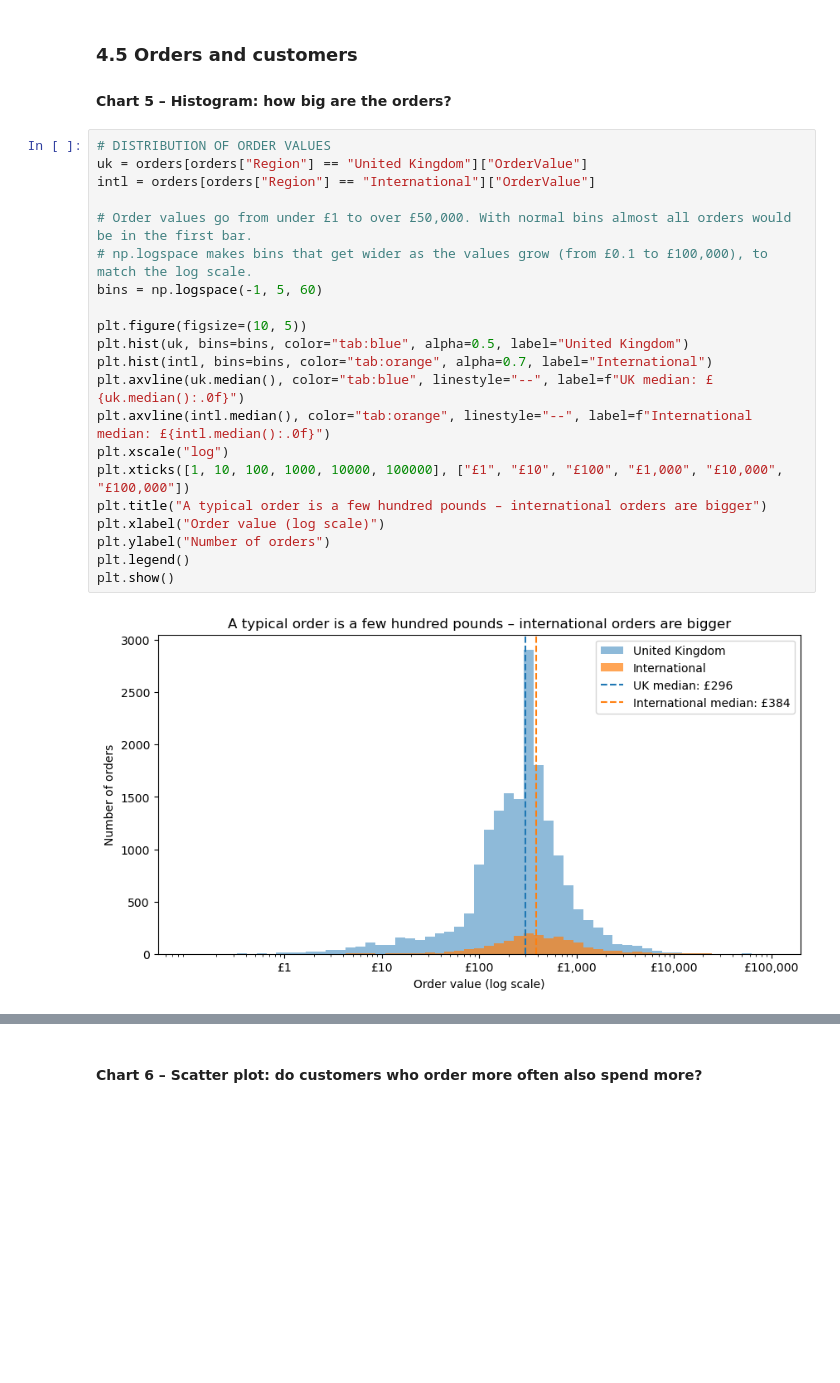
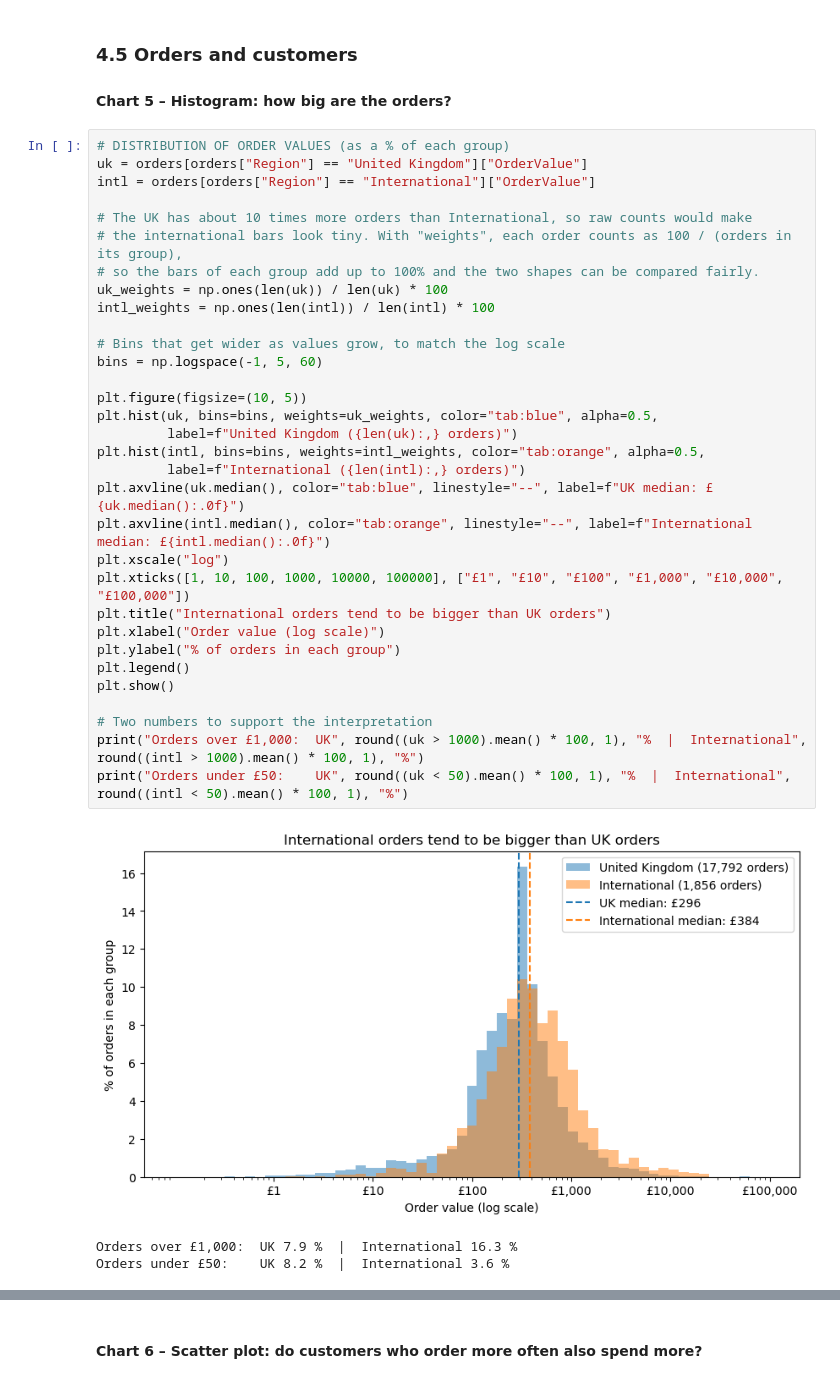
Before and after one commit to 2023357/CA2_Data_Vizualisation, a Jupyter notebook: CA2_Online_Retail.ipynb, the cells around one changed output, grey strips where cells are left out. Cells and saved outputs as stored; diff of their text form; blank space fills up the shorter version.

Commit message:
Normalise order value histogram by group, soften causal claims and Pareto wording

```diff
--- a/CA2_Online_Retail.ipynb
+++ b/CA2_Online_Retail.ipynb
@@ -859,27 +859,40 @@ plt.show()
 
 #### Chart 5 – Histogram: how big are the orders?
 # %%
-# DISTRIBUTION OF ORDER VALUES
+# DISTRIBUTION OF ORDER VALUES (as a % of each group)
 uk = orders[orders["Region"] == "United Kingdom"]["OrderValue"]
 intl = orders[orders["Region"] == "International"]["OrderValue"]
 
-# Order values go from under £1 to over £50,000. With normal bins almost all orders would be in the first bar.
-# np.logspace makes bins that get wider as the values grow (from £0.1 to £100,000), to match the log scale.
+# The UK has about 10 times more orders than International, so raw counts would make
+# the international bars look tiny. With "weights", each order counts as 100 / (orders in its group),
+# so the bars of each group add up to 100% and the two shapes can be compared fairly.
+uk_weights = np.ones(len(uk)) / len(uk) * 100
+intl_weights = np.ones(len(intl)) / len(intl) * 100
+
+# Bins that get wider as values grow, to match the log scale
 bins = np.logspace(-1, 5, 60)
 
 plt.figure(figsize=(10, 5))
-plt.hist(uk, bins=bins, color="tab:blue", alpha=0.5, label="United Kingdom")
-plt.hist(intl, bins=bins, color="tab:orange", alpha=0.7, label="International")
+plt.hist(uk, bins=bins, weights=uk_weights, color="tab:blue", alpha=0.5,
+         label=f"United Kingdom ({len(uk):,} orders)")
+plt.hist(intl, bins=bins, weights=intl_weights, color="tab:orange", alpha=0.5,
+         label=f"International ({len(intl):,} orders)")
 plt.axvline(uk.median(), color="tab:blue", linestyle="--", label=f"UK median: £{uk.median():.0f}")
 plt.axvline(intl.median(), color="tab:orange", linestyle="--", label=f"International median: £{intl.median():.0f}")
 plt.xscale("log")
 plt.xticks([1, 10, 100, 1000, 10000, 100000], ["£1", "£10", "£100", "£1,000", "£10,000", "£100,000"])
-plt.title("A typical order is a few hundred pounds – international orders are bigger")
+plt.title("International orders tend to be bigger than UK orders")
 plt.xlabel("Order value (log scale)")
-plt.ylabel("Number of orders")
+plt.ylabel("% of orders in each group")
 plt.legend()
 plt.show()
+
+# Two numbers to support the interpretation
+print("Orders over £1,000:  UK", round((uk > 1000).mean() * 100, 1), "%  |  International", round((intl > 1000).mean() * 100, 1), "%")
+print("Orders under £50:    UK", round((uk < 50).mean() * 100, 1), "%  |  International", round((intl < 50).mean() * 100, 1), "%")
 # %% [output]
-[figure, old version]
+[figure, new version]
+Orders over £1,000:  UK 7.9 %  |  International 16.3 %
+Orders under £50:    UK 8.2 %  |  International 3.6 %
 # %% [markdown]
 - **Goal:** see what a typical order looks like and compare UK and international orders (*distribution*).
```
Also changed, not shown: parts of 4 cells of this notebook.
